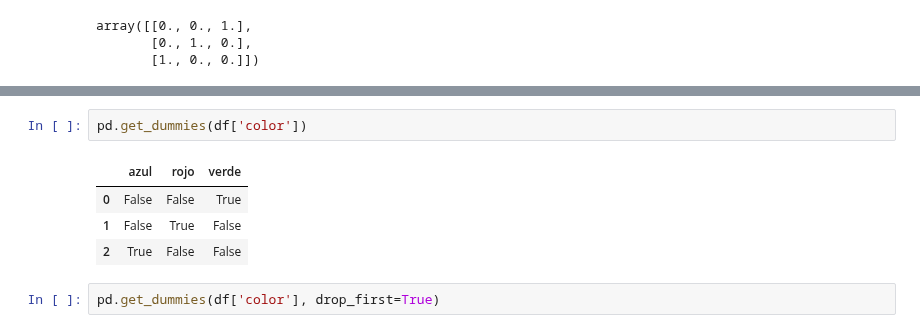
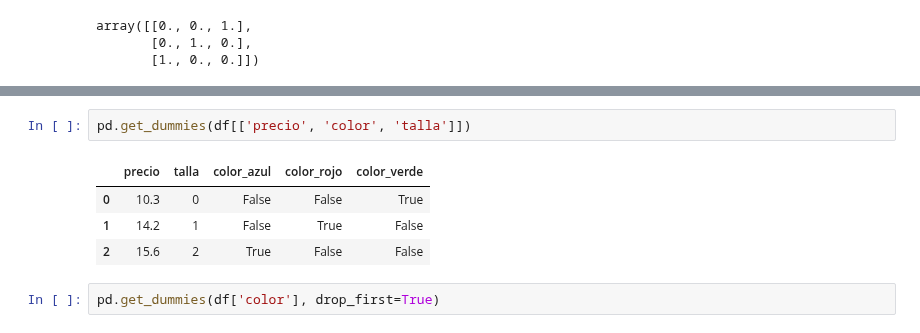
Before and after one commit to emilianodesu/LCD-5Sem-2025-1, a Jupyter notebook: PPCD/Reduccion de datos/09Sep.ipynb, the cells around one changed output, grey strips where cells are left out. Drawn from its saved outputs; the diff is of its cells as text.

```diff
--- a/PPCD/Reduccion de datos/09Sep.ipynb
+++ b/PPCD/Reduccion de datos/09Sep.ipynb
@@ -74,10 +115,10 @@ Con pandas (Recomendado)
 # %%
-pd.get_dummies(df['color'])
+pd.get_dummies(df[['precio', 'color', 'talla']])
 # %% [output]
-|  | azul | rojo | verde |
-| 0 | False | False | True |
-| 1 | False | True | False |
-| 2 | True | False | False |
+|  | precio | talla | color_azul | color_rojo | color_verde |
+| 0 | 10.3 | 0 | False | False | True |
+| 1 | 14.2 | 1 | False | True | False |
+| 2 | 15.6 | 2 | True | False | False |
 # %%
 pd.get_dummies(df['color'], drop_first=True)
 # %% [output]
```
Also changed, not shown: parts of 32 cells of this notebook, 2 other files.
